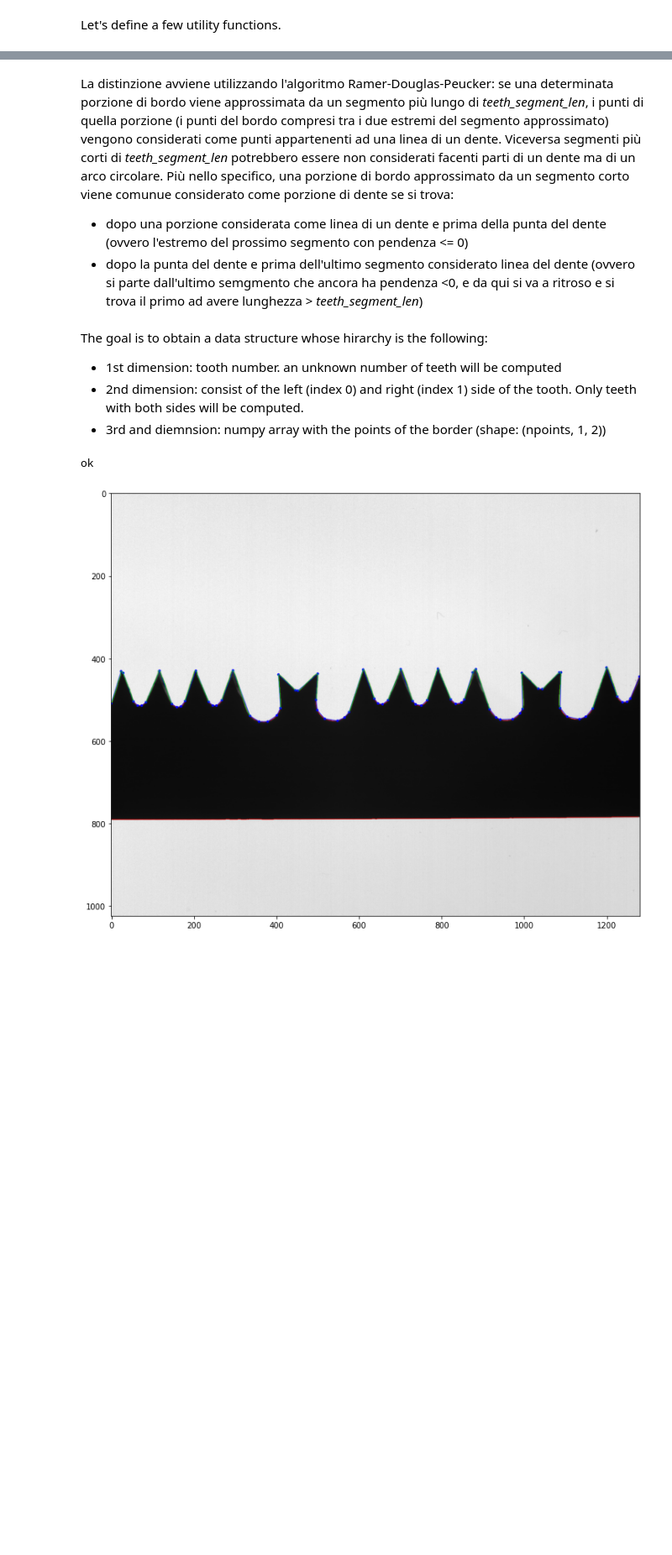
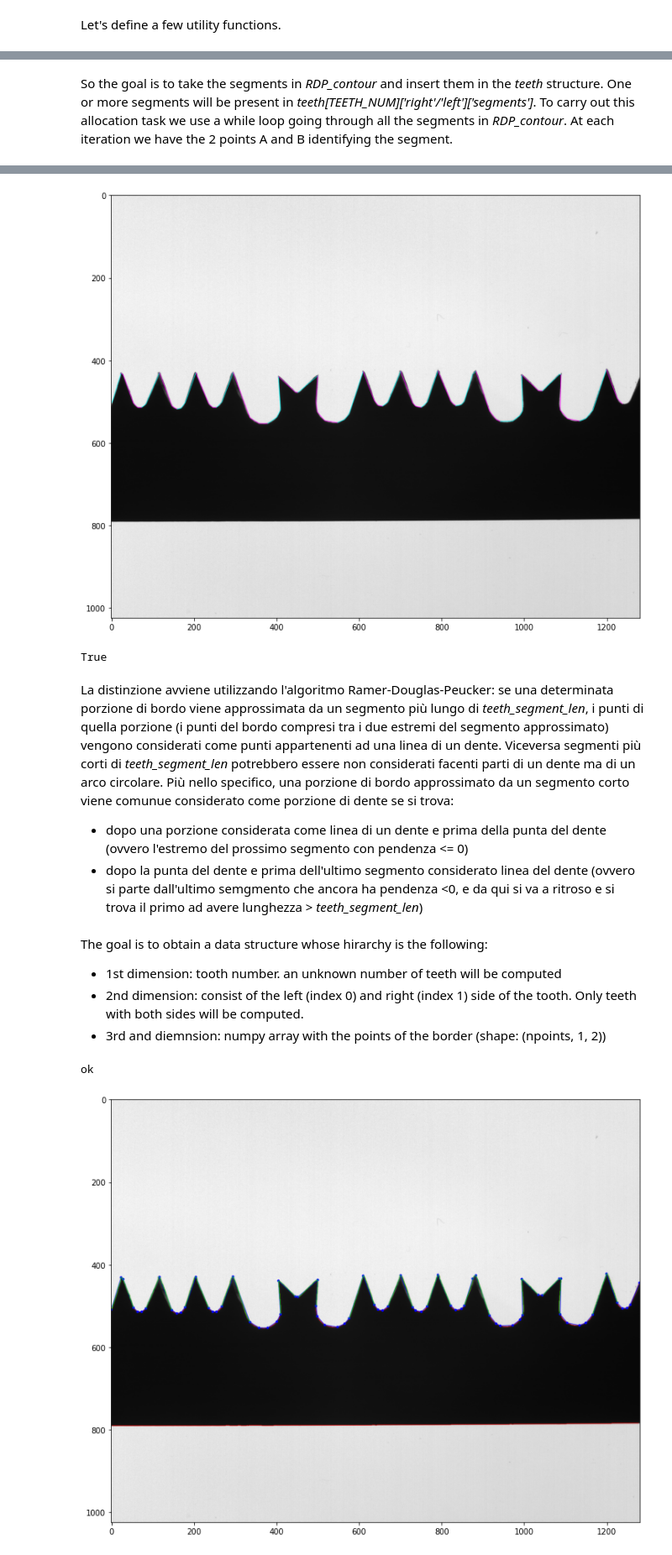
Before and after one commit to LorisGiann/Computer-Vision-Proj, a Jupyter notebook: Untitled.ipynb, the cells around one changed output, grey strips where cells are left out. Shown at 84% size. Drawn from its saved outputs; the diff is of its cells as text; code cells hidden in the pictures; blank space fills up the shorter version.

Commit message:
preparing for elaboration on new data model

```diff
--- a/Untitled.ipynb
+++ b/Untitled.ipynb
@@ -247,0 +246,78 @@ So the goal is to take the segments in *RDP_contour* and insert them in the *tee
+# %% [markdown]
+So the goal is to take the segments in *RDP_contour* and insert them in the *teeth* structure. One or more segments will be present in *teeth[TEETH_NUM]['right'/'left']['segments']*. To carry out this allocation task we use a while loop going through all the segments in *RDP_contour*. At each iteration we have the 2 points A and B identifying the segment.
+# %%
+#PREPARE THE DATA STRUCTURE
+def prepareLeftRightSides():
+    global leftSide
+    global rightSide
+    leftSide={}
+    leftSide['segments']=[]
+    rightSide={}
+    rightSide['segments']=[]
+
+teeth = []
+prepareLeftRightSides()
+
+#SPLIT INTO TEETH AND ASSIGN THE SEGMENTS TO THEM
+state=0  #0: rising segment (=left side), 1: falling segment (=right side), 2: end of tooth - save data and go to 0
+SegmentPtA=RDP_contour[0][0]
+i=0
+while i<RDP_contour.shape[0]:
+    SegmentPtB=RDP_contour[i][0]
+    yDir = yDirection(SegmentPtA,SegmentPtB) #rising if >0, falling if <0
+
+    if state==0: #ready to process a new teeth: wait for the first rising segment (note: we alwais start with a left segment, there is no point to work on a teeth whose tip is out of frame!)
+        if yDir>0:
+            leftSide['segments'].append(SegmentPtA)
+            leftSide['segments'].append(SegmentPtB)
+            state=1 #we found the first segment of the new tooth: go on with the processing
+
+    elif state==1: #we found the first segment of the new tooth, now we just need to find it's end by finding the first segment pointing downwards
+        if yDir>=0:
+            leftSide['segments'].append(SegmentPtB) #N.B: if we just swiched to state 1, this is the same SegmentPtB of state 0 (note the elif!)
+        else: #yDirection<0:
+            #tooth_tip=SegmentPtA
+            rightSide['segments'].append(SegmentPtA)
+            rightSide['segments'].append(SegmentPtB)
+            state=2 #we found the first segment of the right side of the tooth
+
+    elif state==2: #we found the the tip of the tooth, we now need to find the end of the right side of the tooth
+        if yDir<=0:
+            rightSide['segments'].append(SegmentPtB) #N.B: if we just swiched to state 1, this is the same SegmentPtB of state 0 (note the elif!)
+        else: #this is the end of the right side
+            #update the data structure
+            leftSide['segments']=np.array(leftSide['segments'])
+            rightSide['segments']=np.array(rightSide['segments'])
+            tooth = {}
+            tooth['left']=leftSide
+            tooth['right']=rightSide
+            teeth.append(tooth)
+            #reset structures for next tooth
+            prepareLeftRightSides()
+            #cicle start all over again
+            state=0 #we found the end of the tooth, be ready for the start of the new one
+            reiterate_current_segment=True #the current segment might be the one to consider fot the next state
+
+    if reiterate_current_segment:
+        reiterate_current_segment=False
+    else:
+        SegmentPtA=SegmentPtB
+        i=i+1
+
+print([tooth['left']['segments']])
+
+#VISUALIZE THE RESULT
+img_teeth_sides = cv2.cvtColor(img, cv2.COLOR_GRAY2BGR)
+for tooth in teeth:
+    #print(border_of_sides)
+    cv2.polylines(img=img_teeth_sides, pts=[tooth['left']['segments']], isClosed=False, color=(255, 255, 0), thickness=0, lineType=cv2.LINE_AA)  #note: set color to color=(255, 255, 255) if working with grayscale images
+    cv2.polylines(img=img_teeth_sides, pts=[tooth['right']['segments']], isClosed=False, color=(255, 0, 255), thickness=0, lineType=cv2.LINE_AA)  #note: set color to color=(255, 255, 255) if working with grayscale images
+
+# Display Image
+plt.figure(figsize=(20, 10))
+image_rgb = cv2.cvtColor(img_teeth_sides,cv2.COLOR_BGR2RGB)
+plt.imshow(image_rgb)
+#plt.imshow(img_points, cmap='gray', vmin=0, vmax=255)
+plt.show()
+cv2.imwrite('logs/3_1_teeth_sides.png', cv2.cvtColor(image_rgb,cv2.COLOR_RGB2BGR))
+# %% [output]
@@ -248,3 +328,5 @@ So the goal is to take the segments in *RDP_contour* and insert them in the *tee
+[figure, added]
+True
 # %% [markdown]
 La distinzione avviene utilizzando l'algoritmo Ramer-Douglas-Peucker: se una determinata porzione di bordo viene approssimata da un segmento più lungo di _teeth_segment_len_, i punti di quella porzione (i punti del bordo compresi tra i due estremi del segmento approssimato) vengono considerati come punti appartenenti ad una linea di un dente. Viceversa segmenti più corti di _teeth_segment_len_ potrebbero essere non considerati facenti parti di un dente ma di un arco circolare.
 Più nello specifico, una porzione di bordo approssimato da un segmento corto viene comunue considerato come porzione di dente se si trova:
```
Also changed, not shown: parts of 14 cells of this notebook, 1 other file.
